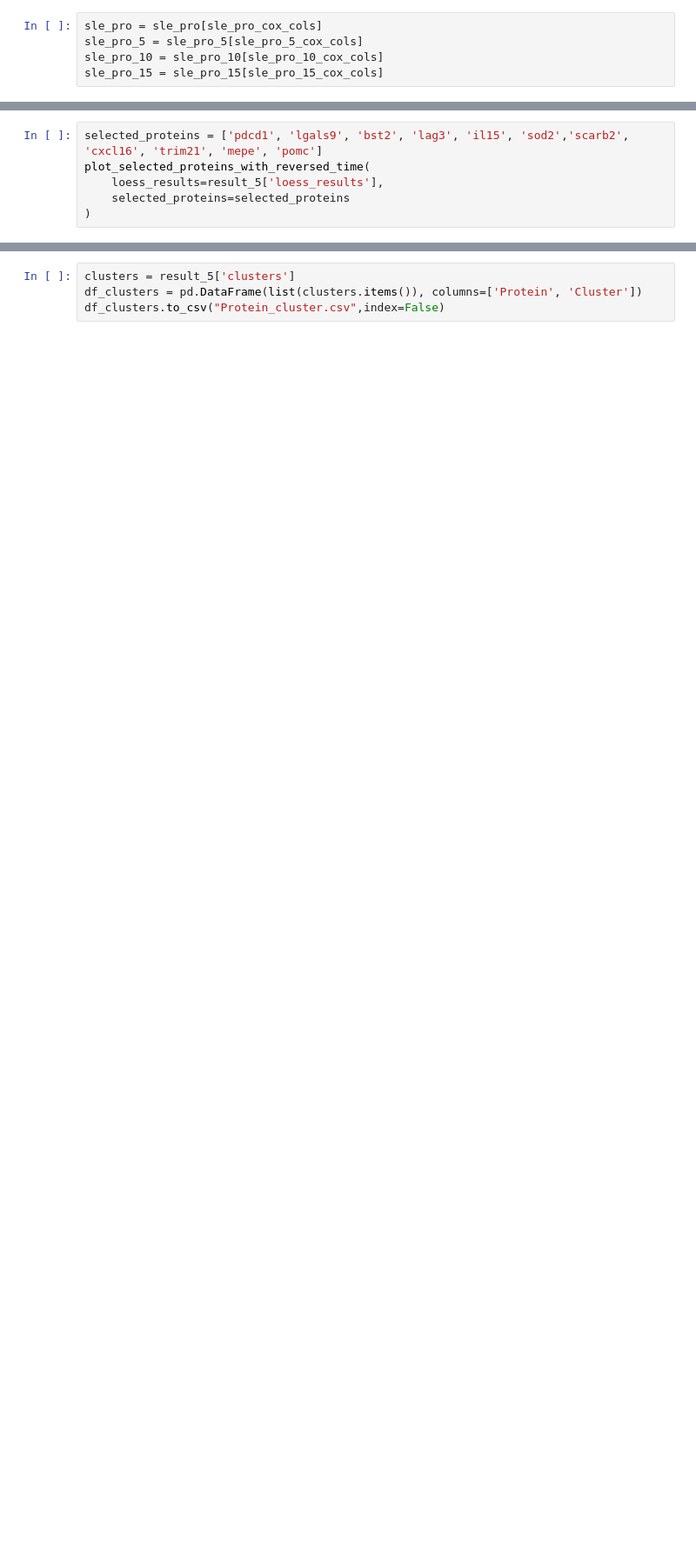
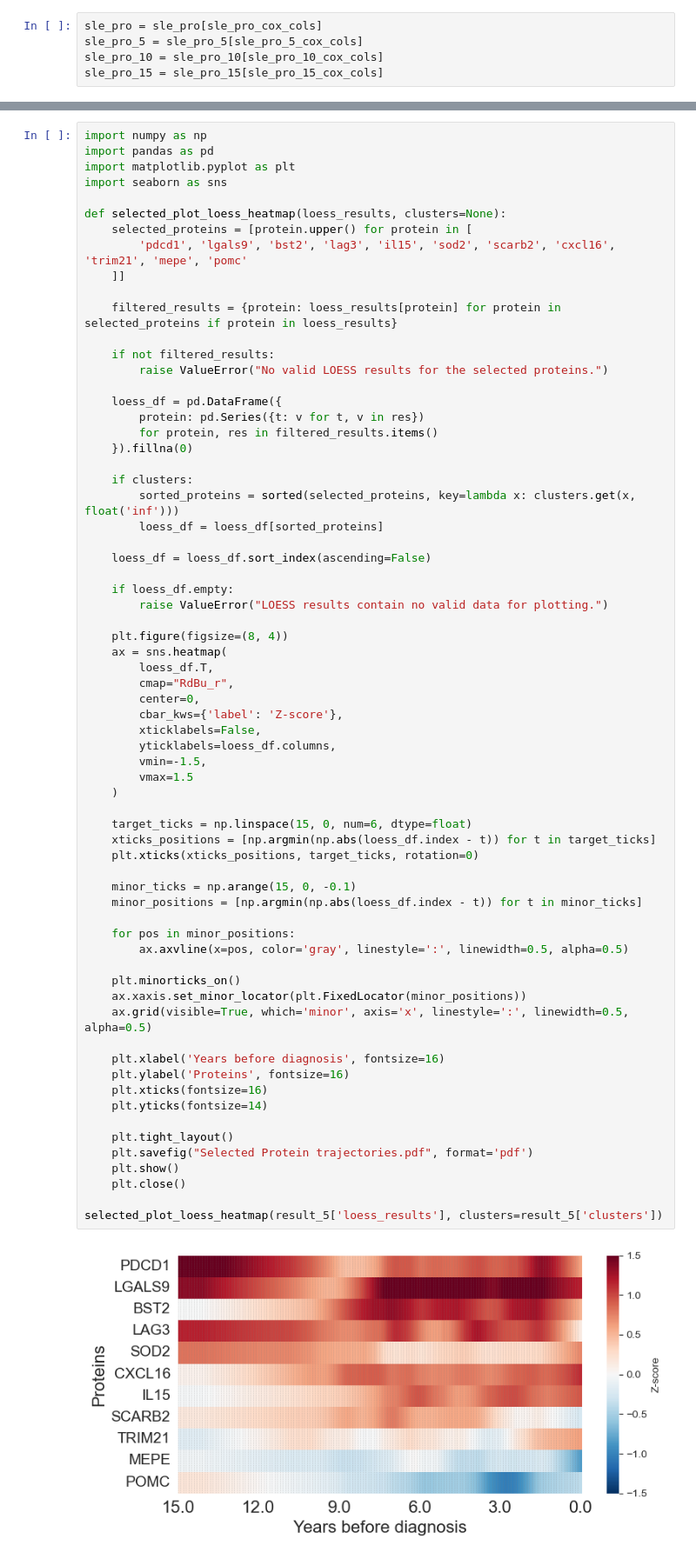
Before and after one commit to Jacob-X/SLE_Protein, a Jupyter notebook: 7.immune_loess_cluster/1.loess.ipynb, the cells around one changed output, grey strips where cells are left out. Shown at 87% size. Drawn from its saved outputs; the diff is of its cells as text; blank space fills up the shorter version.

```diff
--- a/7.immune_loess_cluster/1.loess.ipynb
+++ b/7.immune_loess_cluster/1.loess.ipynb
@@ -299,6 +304,0 @@ def plot_selected_proteins_with_reversed_time(loess_results, selected_proteins,
-# %%
-selected_proteins = ['pdcd1', 'lgals9', 'bst2', 'lag3', 'il15', 'sod2','scarb2', 'cxcl16', 'trim21', 'mepe', 'pomc']
-plot_selected_proteins_with_reversed_time(
-    loess_results=result_5['loess_results'],
-    selected_proteins=selected_proteins
-)
@@ -307,4 +305,69 @@ plot_selected_proteins_with_reversed_time(
-# %%
-clusters = result_5['clusters']
-df_clusters = pd.DataFrame(list(clusters.items()), columns=['Protein', 'Cluster'])
-df_clusters.to_csv("Protein_cluster.csv",index=False)
+# %%
+import numpy as np
+import pandas as pd
+import matplotlib.pyplot as plt
+import seaborn as sns
+
+def selected_plot_loess_heatmap(loess_results, clusters=None):
+    selected_proteins = [protein.upper() for protein in [
+        'pdcd1', 'lgals9', 'bst2', 'lag3', 'il15', 'sod2', 'scarb2', 'cxcl16', 'trim21', 'mepe', 'pomc'
+    ]]
+
+    filtered_results = {protein: loess_results[protein] for protein in selected_proteins if protein in loess_results}
+
+    if not filtered_results:
+        raise ValueError("No valid LOESS results for the selected proteins.")
+
+    loess_df = pd.DataFrame({
+        protein: pd.Series({t: v for t, v in res})
+        for protein, res in filtered_results.items()
+    }).fillna(0)
+
+    if clusters:
+        sorted_proteins = sorted(selected_proteins, key=lambda x: clusters.get(x, float('inf')))
+        loess_df = loess_df[sorted_proteins]
+
+    loess_df = loess_df.sort_index(ascending=False)
+
+    if loess_df.empty:
+        raise ValueError("LOESS results contain no valid data for plotting.")
+
+    plt.figure(figsize=(8, 4))
+    ax = sns.heatmap(
+        loess_df.T,
+        cmap="RdBu_r",
+        center=0,
+        cbar_kws={'label': 'Z-score'},
+        xticklabels=False,
+        yticklabels=loess_df.columns,
+        vmin=-1.5,
+        vmax=1.5
+    )
+
+    target_ticks = np.linspace(15, 0, num=6, dtype=float)
+    xticks_positions = [np.argmin(np.abs(loess_df.index - t)) for t in target_ticks]
+    plt.xticks(xticks_positions, target_ticks, rotation=0)
+
+    minor_ticks = np.arange(15, 0, -0.1)
+    minor_positions = [np.argmin(np.abs(loess_df.index - t)) for t in minor_ticks]
+
+    for pos in minor_positions:
+        ax.axvline(x=pos, color='gray', linestyle=':', linewidth=0.5, alpha=0.5)
+
+    plt.minorticks_on()
+    ax.xaxis.set_minor_locator(plt.FixedLocator(minor_positions))
+    ax.grid(visible=True, which='minor', axis='x', linestyle=':', linewidth=0.5, alpha=0.5)
+
+    plt.xlabel('Years before diagnosis', fontsize=16)
+    plt.ylabel('Proteins', fontsize=16)
+    plt.xticks(fontsize=16)
+    plt.yticks(fontsize=14)
+
+    plt.tight_layout()
+    plt.savefig("Selected Protein trajectories.pdf", format='pdf')
+    plt.show()
+    plt.close()
+
+selected_plot_loess_heatmap(result_5['loess_results'], clusters=result_5['clusters'])
+# %% [output]
+[figure, added]
```
Also changed, not shown: parts of 14 cells of this notebook, 11 other files.
